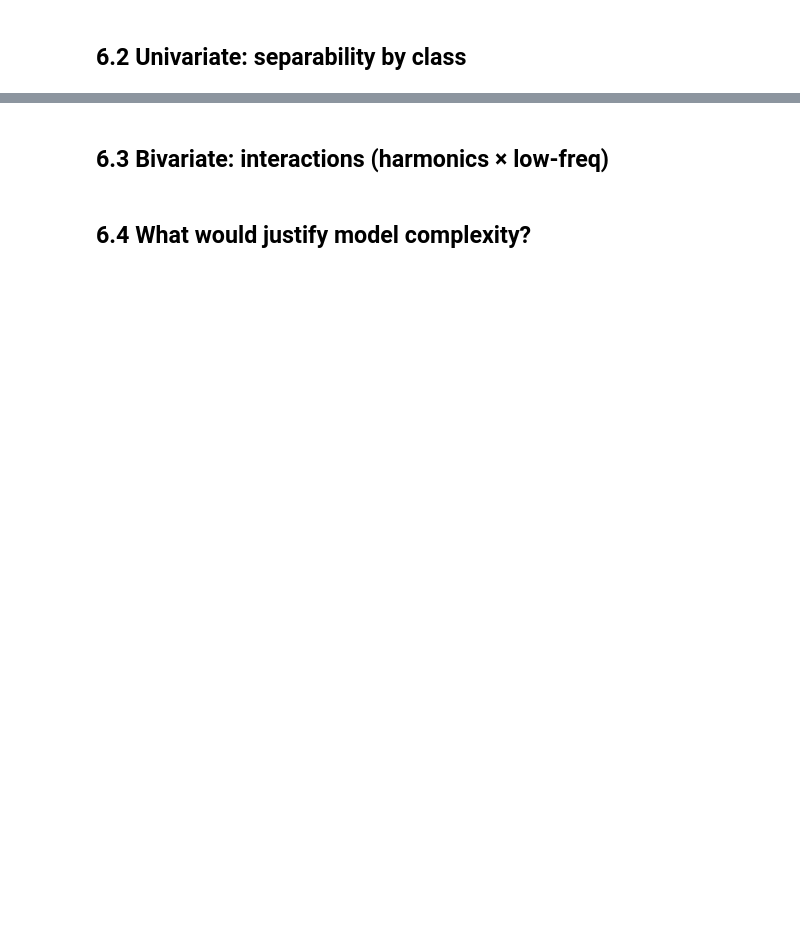
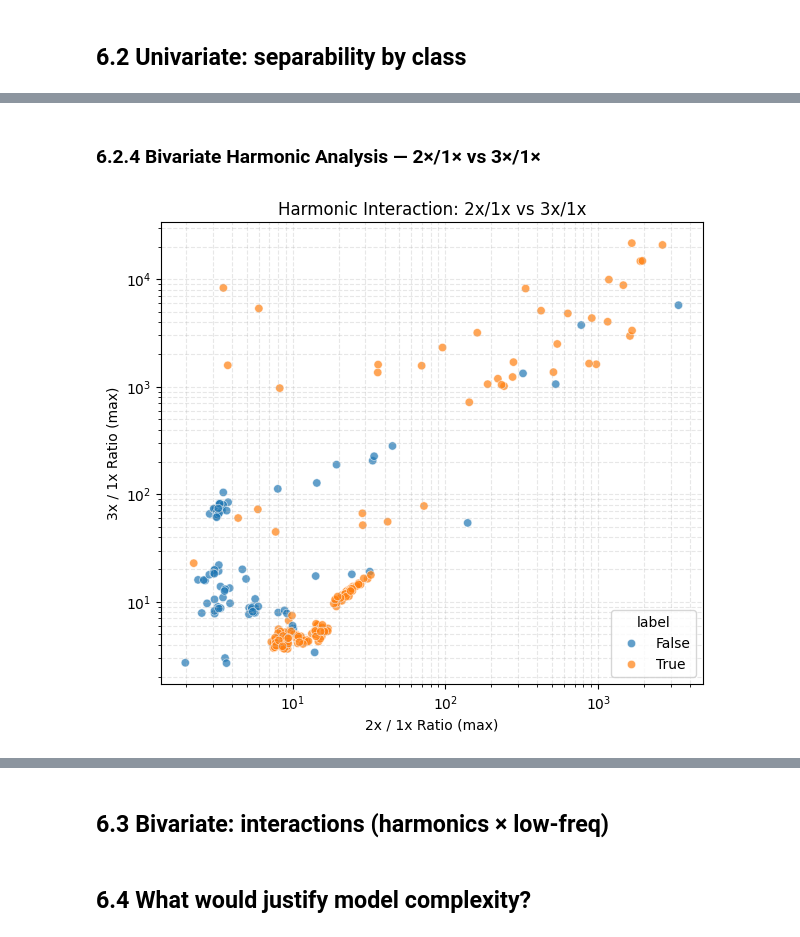
Before and after one commit to marioandrededeus/vibration-condition-monitoring, a Jupyter notebook: notebooks/01_part2_pipeline.ipynb, the cells around one changed output, grey strips where cells are left out. Cells and saved outputs as stored; diff of their text form; code cells hidden in the pictures; blank space fills up the shorter version.

```diff
--- a/notebooks/01_part2_pipeline.ipynb
+++ b/notebooks/01_part2_pipeline.ipynb
@@ -595,0 +838,24 @@ Name: proportion, dtype: float64
+# %% [markdown]
+### 6.2.4 Bivariate Harmonic Analysis — 2×/1× vs 3×/1×
+# %%
+plt.figure(figsize=(7,6))
+
+sns.scatterplot(
+    data=features_df,
+    x="agg__amp_2x_over_1x_max",
+    y="agg__amp_3x_over_1x_max",
+    hue="label",
+    alpha=0.7
+)
+
+plt.xscale("log")
+plt.yscale("log")
+
+plt.xlabel("2x / 1x Ratio (max)")
+plt.ylabel("3x / 1x Ratio (max)")
+plt.title("Harmonic Interaction: 2x/1x vs 3x/1x")
+plt.grid(True, which="both", linestyle="--", alpha=0.3)
+
+plt.show()
+# %% [output]
+[figure, added]
```
Also changed, not shown: parts of 13 cells of this notebook.
